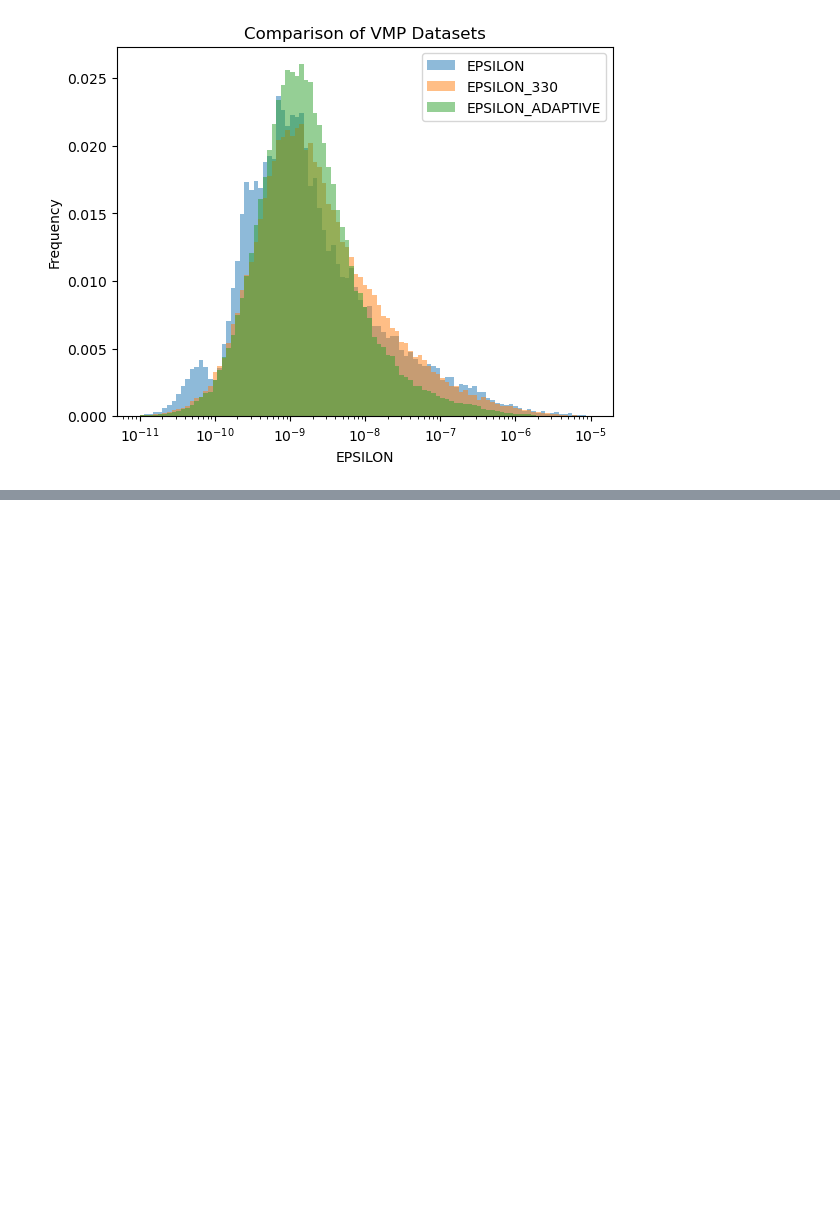
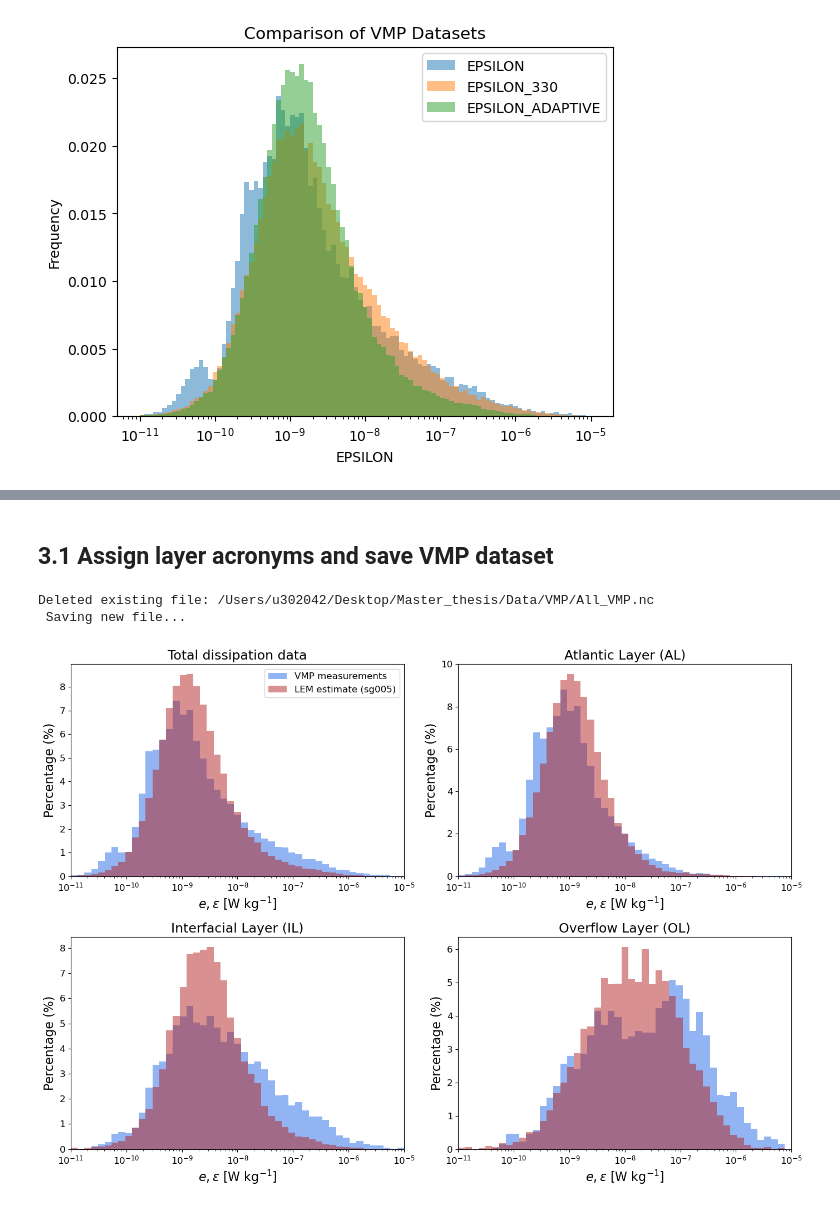
Before and after one commit to tillmrtz/dissipationIFR, a Jupyter notebook: notebooks/compare_LEM_VMP.ipynb, the cells around one changed output, grey strips where cells are left out. Drawn from its saved outputs; the diff is of its cells as text; code cells hidden in the pictures; blank space fills up the shorter version.

```diff
--- a/notebooks/compare_LEM_VMP.ipynb
+++ b/notebooks/compare_LEM_VMP.ipynb
@@ -385,0 +183,2 @@ plt.show()
+# %% [markdown]
+## 3.1 Assign layer acronyms and save VMP dataset
@@ -385,0 +283,78 @@ plt.show()
+# %%
+VMP = assign_layers(VMP)
+glider = assign_layers(glider)
+# %%
+### save VMP dataset with layer information1
+savefile = "All_VMP.nc"
+delete_existing = True  # Set to True to delete existing file, False to keep it
+### check if file already exists and delete it if it does
+if os.path.exists(path + savefile):
+    if delete_existing:
+        os.remove(path + savefile)
+        print(f"Deleted existing file: {path + savefile}\n Saving new file...")
+        VMP.to_netcdf(path + savefile)
+    else:
+        print(f"File already exists: {path + savefile}. Not deleting.")
+else:
+    print(f"Saving new file: {path + savefile}...")
+    VMP.to_netcdf(path + savefile)
+# %% [output]
+Deleted existing file: /Users/u302042/Desktop/Master_thesis/Data/VMP/All_VMP.nc
+ Saving new file...
+# %%
+with plt.style.context(plotting_style):
+    fig, axes = plt.subplots(2, 2, figsize=(14, 10))
+    axes = axes.flatten()
+
+    var_VMP = "EPSILON"
+    var_glider = "EPSILON_ADAPTIVE"
+
+    layers = [
+        (None, "Total dissipation data"),
+        ("AL", "Atlantic Layer (AL)"),
+        ("IL", "Interfacial Layer (IL)"),
+        ("OL", "Overflow Layer (OL)")
+    ]
+
+    bins = np.logspace(-11, -5, 50)
+
+    for ax, (layer, title) in zip(axes, layers):
+
+        if layer is None:
+            ds_g = glider
+            ds_v = VMP
+        else:
+            g_msk, V_msk = (glider.LAYER == layer), (VMP.LAYER == layer)
+            ds_g = glider.sel(N_MEASUREMENTS=g_msk)
+            ds_v = VMP.sel(N_MEASUREMENTS=V_msk)
+
+        # VMP
+        VMP_data = ds_v[var_VMP].values
+        VMP_data = VMP_data[~np.isnan(VMP_data)]
+        weights = np.ones_like(VMP_data) / len(VMP_data) * 100
+
+        ax.hist(VMP_data, bins=bins, alpha=0.7, color="cornflowerblue", label="VMP measurements", weights=weights,)
+
+        # Glider
+        glider_data = ds_g[var_glider].values
+        glider_data = glider_data[~np.isnan(glider_data)]
+        weights = np.ones_like(glider_data) / len(glider_data) * 100
+
+        ax.hist(glider_data * 0.06, bins=bins, alpha=0.5, color="firebrick", label="LEM estimate (sg005)", weights=weights,)
+
+        ax.set_title(title, fontsize=17)
+
+    for ax in axes:
+        ax.set_xlabel(r"$e, \epsilon$ [W kg$^{-1}$]", fontsize=16)
+        ax.set_ylabel("Percentage (%)", fontsize=16)
+        ax.set_xscale("log")
+        ax.set_xlim(1e-11, 1e-5)
+
+    axes[0].legend(fontsize=12)
+    plt.tight_layout()
+
+# plt.savefig(thesis_resources_path + '/VMP_sg005_histogram.png',
+#             dpi=300, bbox_inches='tight')
+plt.show()
+# %% [output]
+[figure, added]
```
Also changed, not shown: parts of 4 cells of this notebook, 1 other file.
